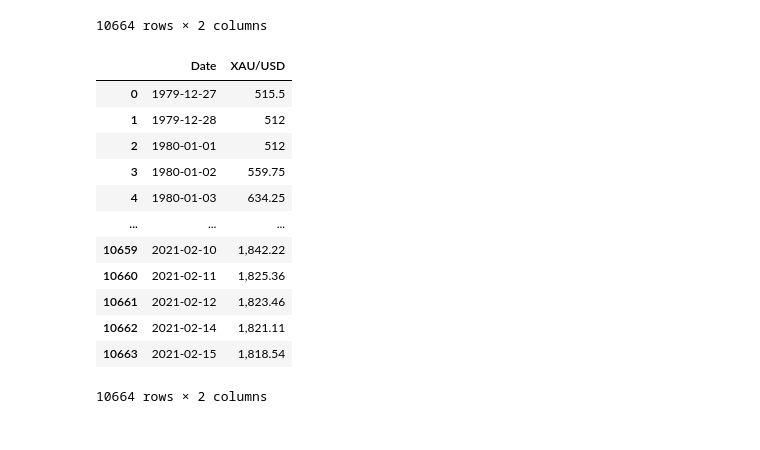
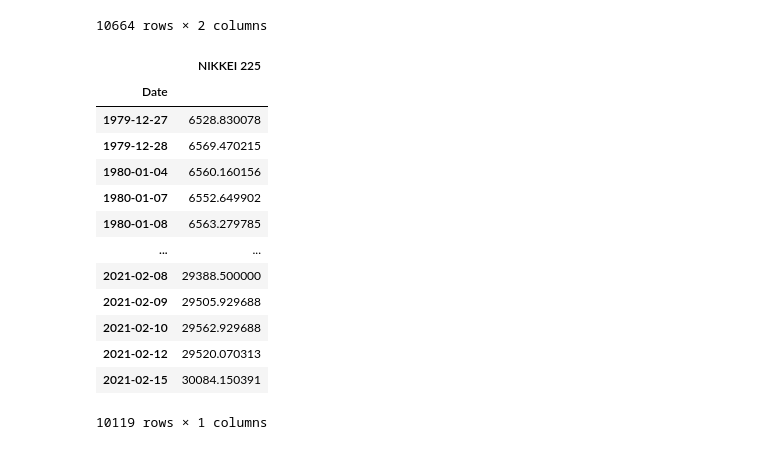
Before and after one commit to AR-Elbers/Market-Predictors, a Jupyter notebook: Data Treatment/Financial Data Treatment.ipynb, the cells around one changed output. Saved outputs shown, nothing was run; the diff lists cells and outputs as text; code cells hidden in the pictures.

```diff
--- a/Financial Data.ipynb
+++ b/Data Treatment/Financial Data Treatment.ipynb
@@ -89,11 +82,11 @@ gold_df.head()
 # %%
 # Import Data on the Remaining Assets
 
-bonds_10y_raw = "Raw Data/10YearBonds.csv"
+bonds_10y_raw = "../Raw Data/10YearBonds.csv"
 
-nasdaq_raw = "Raw Data/NASDAQ.csv"
+nasdaq_raw = "../Raw Data/NASDAQ.csv"
 
-nikkei_raw = "Raw Data/Nikkei225.csv"
+nikkei_raw = "../Raw Data/Nikkei225.csv"
 
 # Read CSV's with pandas
 read_bonds = pd.read_csv(bonds_10y_raw)
@@ -226,23 +214,29 @@ gold_df
 # %%
 # Drop Null values on all data sets
 
 gold = gold_df.dropna()
 bonds = bonds_df.dropna()
 nasdaq = nasdaq_df.dropna()
 nikkei = nikkei_df.dropna()
+
+# Set the date value as our index
+gold.set_index('Date', inplace=True)
+bonds.set_index('Date', inplace=True)
+nasdaq.set_index('Date', inplace=True)
+nikkei.set_index('Date', inplace=True)
+nikkei
+# %% [output]
+|  | NIKKEI 225 |
+| Date |  |
+| 1979-12-27 | 6528.830078 |
+| 1979-12-28 | 6569.470215 |
+| 1980-01-04 | 6560.160156 |
+| 1980-01-07 | 6552.649902 |
+| 1980-01-08 | 6563.279785 |
+| ... | ... |
+| 2021-02-08 | 29388.500000 |
+| 2021-02-09 | 29505.929688 |
+| 2021-02-10 | 29562.929688 |
+| 2021-02-12 | 29520.070313 |
+| 2021-02-15 | 30084.150391 |
+10119 rows × 1 columns
-# %%
-gold
-# %% [output]
-|  | Date | XAU/USD |
-| 0 | 1979-12-27 | 515.5 |
-| 1 | 1979-12-28 | 512 |
-| 2 | 1980-01-01 | 512 |
-| 3 | 1980-01-02 | 559.75 |
-| 4 | 1980-01-03 | 634.25 |
-| ... | ... | ... |
-| 10659 | 2021-02-10 | 1,842.22 |
-| 10660 | 2021-02-11 | 1,825.36 |
-| 10661 | 2021-02-12 | 1,823.46 |
-| 10662 | 2021-02-14 | 1,821.11 |
-| 10663 | 2021-02-15 | 1,818.54 |
-10664 rows × 2 columns
```
Also changed, not shown: parts of 12 cells of this notebook, 8 other files.
